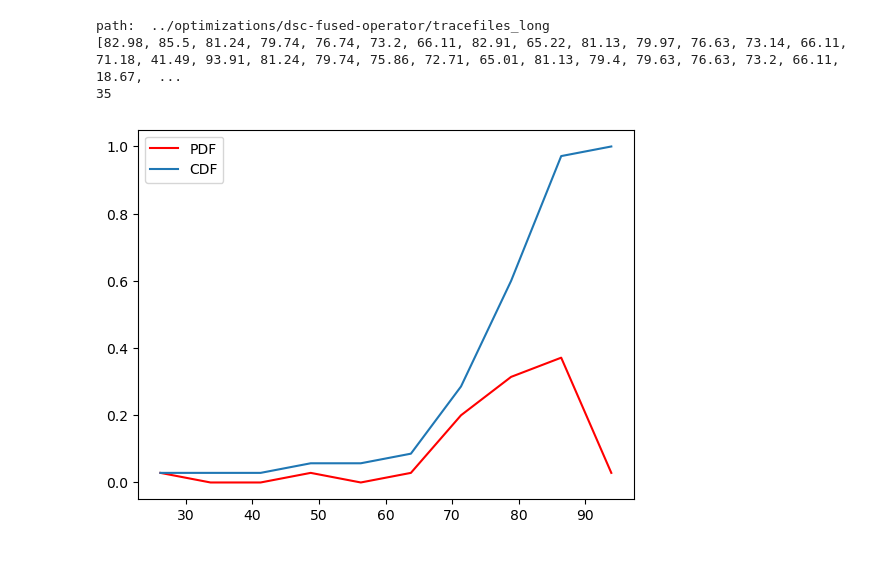
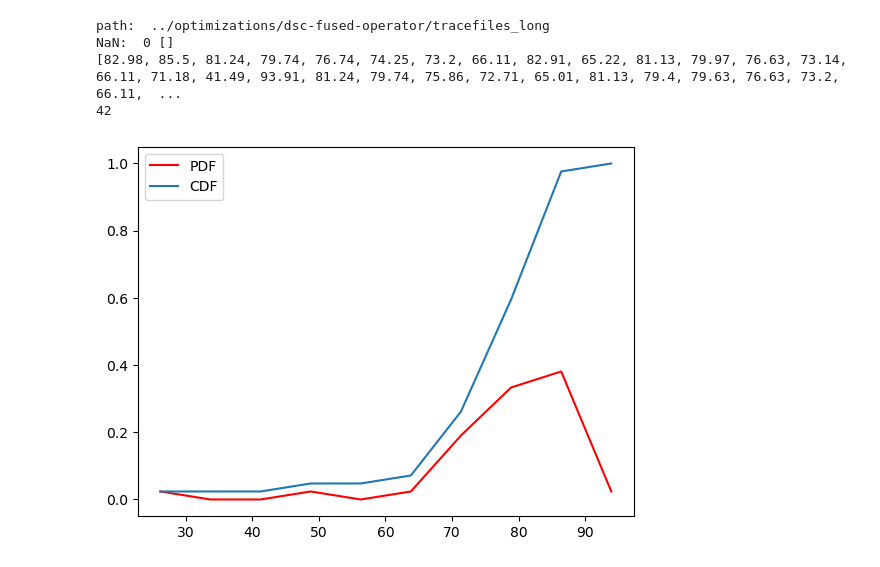
Before and after one commit to HaoxianChen/smart-contracts, a Jupyter notebook: analysis/cdf.ipynb, the cells around one changed output. Cells and saved outputs as stored; diff of their text form; code cells hidden in the pictures.

```diff
--- a/analysis/cdf.ipynb
+++ b/analysis/cdf.ipynb
@@ -68,10 +191,11 @@ path:  ../optimizations/references/tracefiles_long
 # %%
-fused_long = get_data('dsc-fused-operator', True)
+fused_long = get_data('dsc-fused-operator', True, 'storage_over_op')
 print(fused_long)
 print(len(fused_long))
 plot_cdf(fused_long, 10)
 # %% [output]
 path:  ../optimizations/dsc-fused-operator/tracefiles_long
-[82.98, 85.5, 81.24, 79.74, 76.74, 73.2, 66.11, 82.91, 65.22, 81.13, 79.97, 76.63, 73.14, 66.11, 71.18, 41.49, 93.91, 81.24, 79.74, 75.86, 72.71, 65.01, 81.13, 79.4, 79.63, 76.63, 73.2, 66.11, 18.67,  ...
-35
+NaN:  0 []
+[82.98, 85.5, 81.24, 79.74, 76.74, 74.25, 73.2, 66.11, 82.91, 65.22, 81.13, 79.97, 76.63, 73.14, 66.11, 71.18, 41.49, 93.91, 81.24, 79.74, 75.86, 72.71, 65.01, 81.13, 79.4, 79.63, 76.63, 73.2, 66.11,  ...
+42
-[figure, old version]
+[figure, new version]
```
Also changed, not shown: parts of 15 cells of this notebook, 49 other files.
